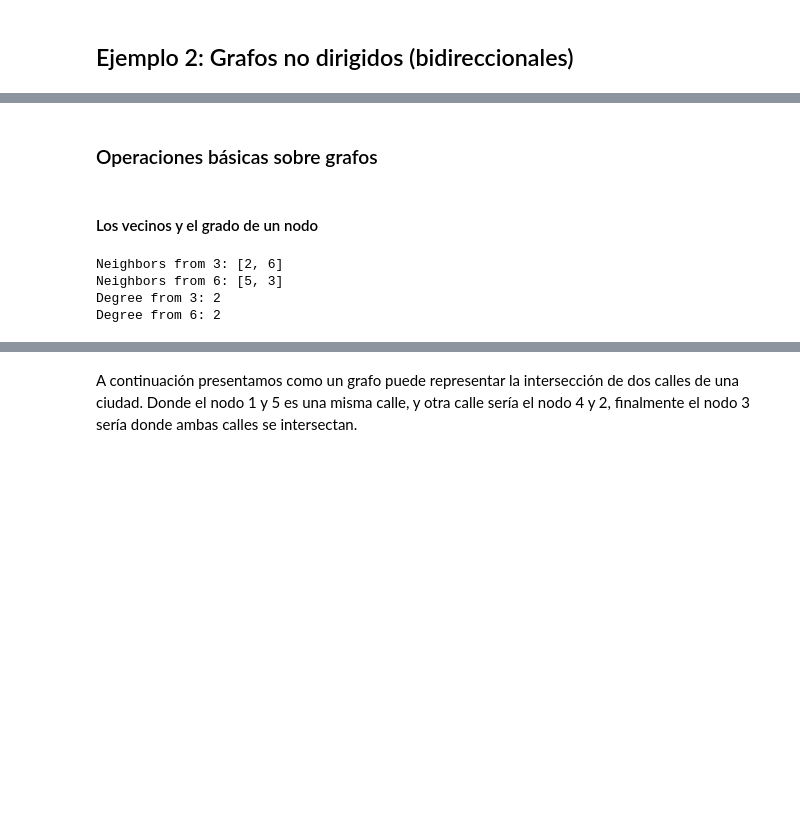
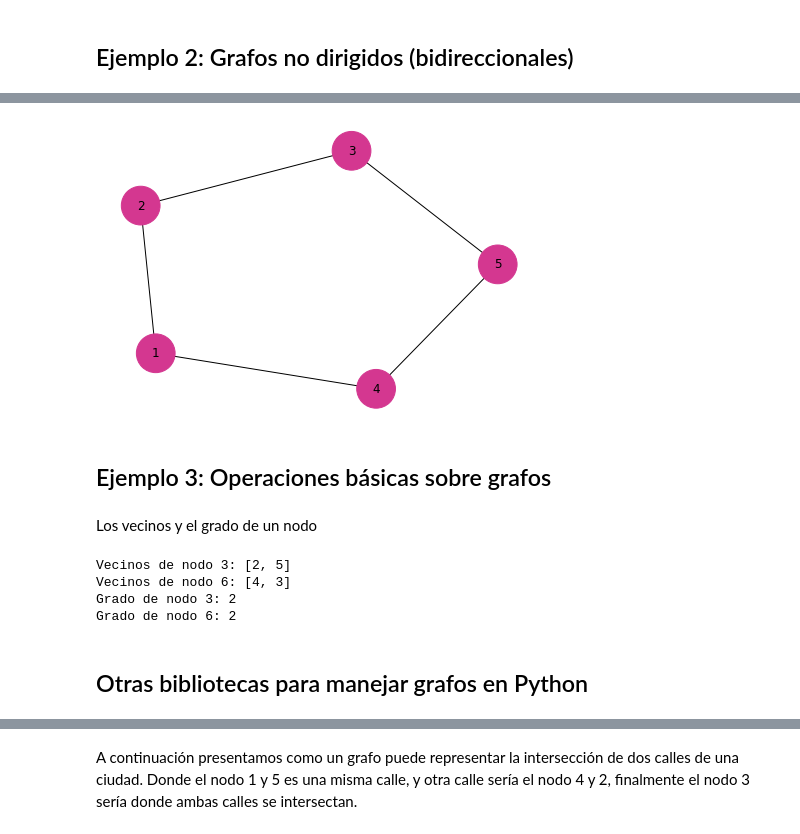
Before and after one commit to camilochs/taller-pycones2022-redes-complejas, a Jupyter notebook: notebook/taller.ipynb, the cells around one changed output, grey strips where cells are left out. Drawn from its saved outputs; the diff is of its cells as text; code cells hidden in the pictures; blank space fills up the shorter version.

```diff
--- a/notebook/taller.ipynb
+++ b/notebook/taller.ipynb
@@ -86,10 +82,9 @@ Los grafos pueden tener aristas que no tiene una sola dirección (es decir caren
 # %%
 G = nx.Graph()
-graph_attr = { node : { "size": 25, "label" : str(node), "color" : "#D43790"} for node in range(1, 7) }
+graph_attr = { node : { "label" : str(node), "color" : "#D43790"} for node in range(1, 6) }
 G.add_nodes_from([(node, attr) for (node, attr) in graph_attr.items()])
-G.add_edges_from([(1, 2), (2, 3), (4, 5), (5, 6), (1, 4), (3, 6)])
+G.add_edges_from([(1, 2), (2, 3), (4, 5), (1, 4), (3, 5)])
 
-nt = Network('700px', '700px', bgcolor="white", directed=True, notebook=True)
-nt.from_nx(G)
-show_graph(nt)
+colors = [G.nodes[i]["color"] for i in G.nodes]
+nx.draw(G, node_size=1500, node_color=colors, with_labels=True)
 # %% [output]
@@ -97,15 +91,18 @@ show_graph(nt)
+[figure, added]
 # %% [markdown]
-### Operaciones básicas sobre grafos
+## Ejemplo 3: Operaciones básicas sobre grafos
 # %% [markdown]
-#### Los vecinos y el grado de un nodo
+Los vecinos y el grado de un nodo
 # %%
-print("Neighbors from {}: {}".format(3, list(G.neighbors(3))))
-print("Neighbors from {}: {}".format(6, list(G.neighbors(6))))
+print("Vecinos de nodo {}: {}".format(3, list(G.neighbors(3))))
+print("Vecinos de nodo {}: {}".format(6, list(G.neighbors(5))))
 
-print("Degree from {}: {}".format(3, G.degree(3)))
-print("Degree from {}: {}".format(6, G.degree(6)))
+print("Grado de nodo {}: {}".format(3, G.degree(3)))
+print("Grado de nodo {}: {}".format(6, G.degree(5)))
 # %% [output]
-Neighbors from 3: [2, 6]
-Neighbors from 6: [5, 3]
-Degree from 3: 2
-Degree from 6: 2
+Vecinos de nodo 3: [2, 5]
+Vecinos de nodo 6: [4, 3]
+Grado de nodo 3: 2
+Grado de nodo 6: 2
+# %% [markdown]
+## Otras bibliotecas para manejar grafos en Python
```
Also changed, not shown: parts of 75 cells of this notebook, 1 other file.
